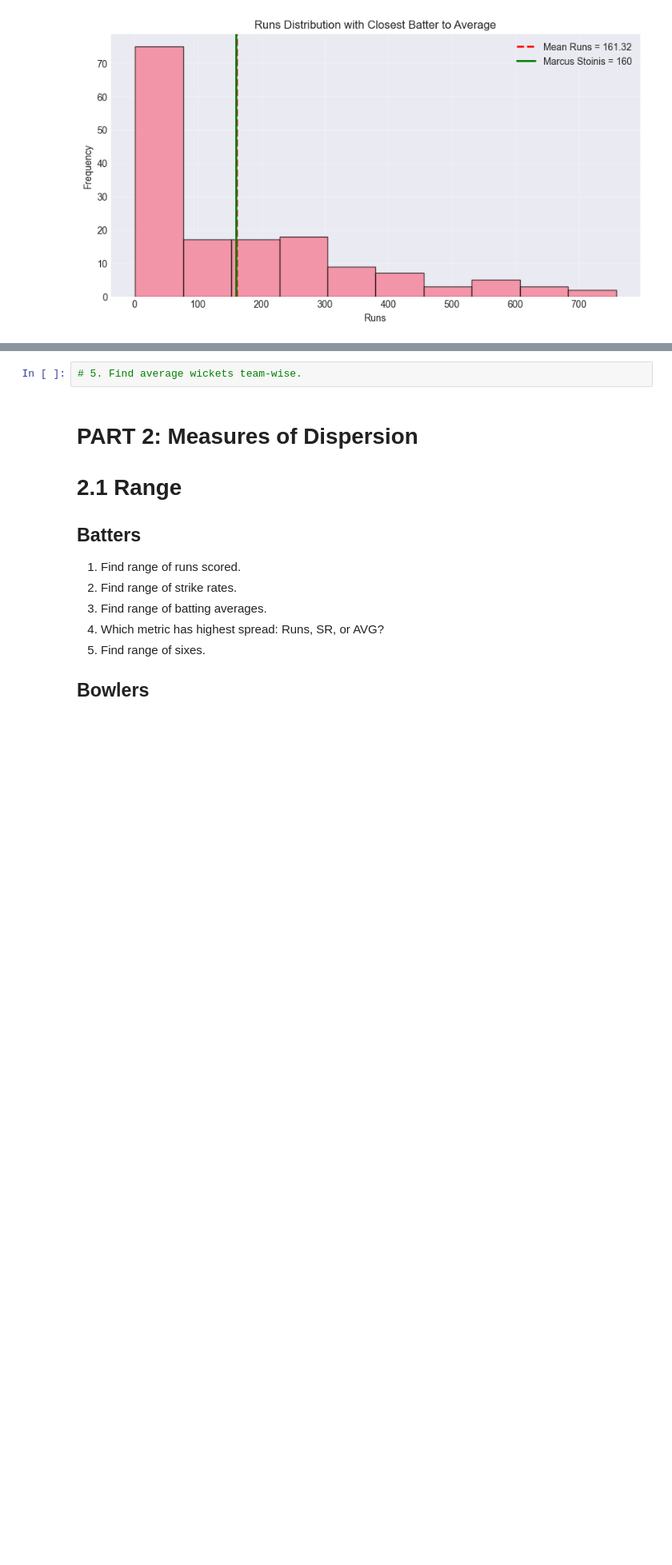
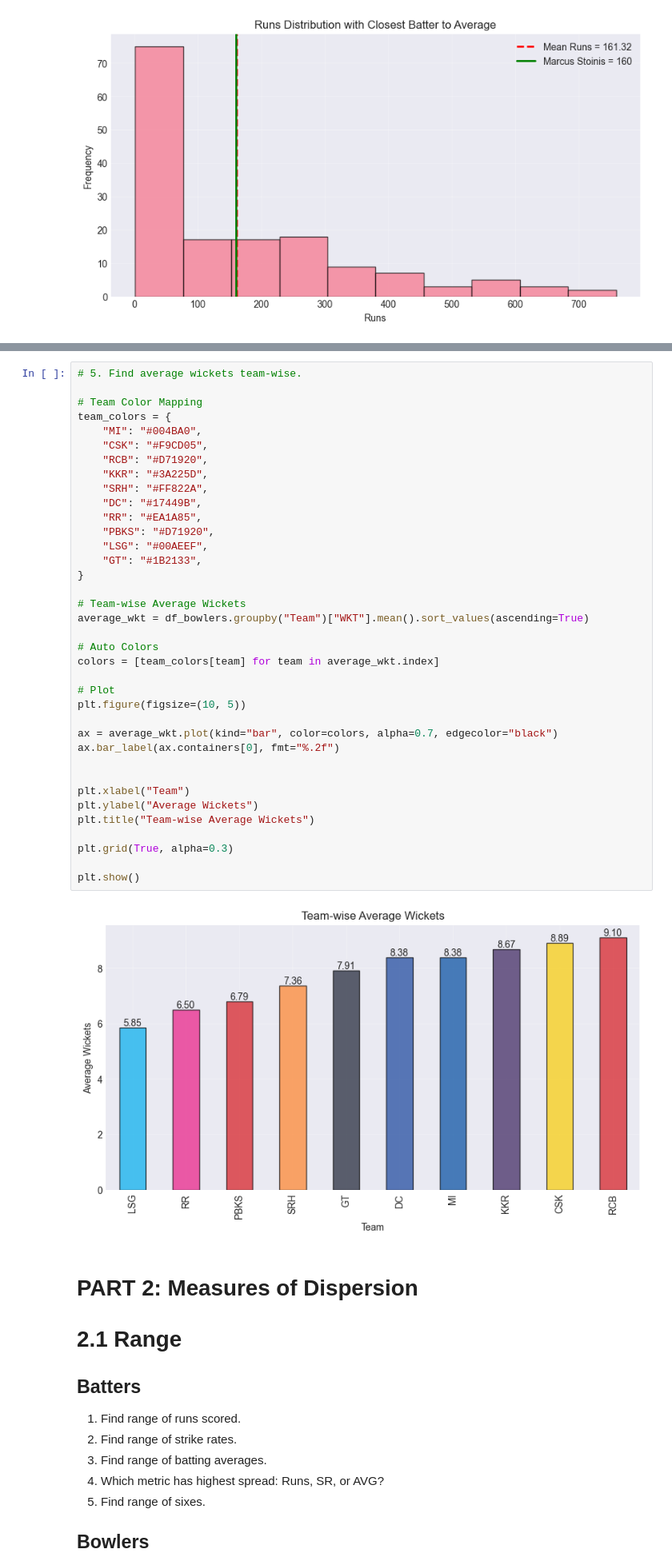
Before and after one commit to shahyash1136/data-analyst-porjects, a Jupyter notebook: IPL_2025_jupyterbook/index.ipynb, the cells around one changed output, grey strips where cells are left out. Shown at 80% size. Cells and saved outputs as stored; diff of their text form; blank space fills up the shorter version.

```diff
--- a/IPL_2025_jupyterbook/index.ipynb
+++ b/IPL_2025_jupyterbook/index.ipynb
@@ -445,5 +549,42 @@ print(f"\n 💡 Interpretation : The average economy rate for IPL 2025 is {avg_e
 # %%
 # 5. Find average wickets team-wise.
+
+# Team Color Mapping
+team_colors = {
+    "MI": "#004BA0",
+    "CSK": "#F9CD05",
+    "RCB": "#D71920",
+    "KKR": "#3A225D",
+    "SRH": "#FF822A",
+    "DC": "#17449B",
+    "RR": "#EA1A85",
+    "PBKS": "#D71920",
+    "LSG": "#00AEEF",
+    "GT": "#1B2133",
+}
+
+# Team-wise Average Wickets
+average_wkt = df_bowlers.groupby("Team")["WKT"].mean().sort_values(ascending=True)
+
+# Auto Colors
+colors = [team_colors[team] for team in average_wkt.index]
+
+# Plot
+plt.figure(figsize=(10, 5))
+
+ax = average_wkt.plot(kind="bar", color=colors, alpha=0.7, edgecolor="black")
+ax.bar_label(ax.containers[0], fmt="%.2f")
+
+
+plt.xlabel("Team")
+plt.ylabel("Average Wickets")
+plt.title("Team-wise Average Wickets")
+
+plt.grid(True, alpha=0.3)
+
+plt.show()
+# %% [output]
+[figure, added]
 # %% [markdown]
 # PART 2: Measures of Dispersion
 
```
Also changed, not shown: parts of 7 cells of this notebook.
